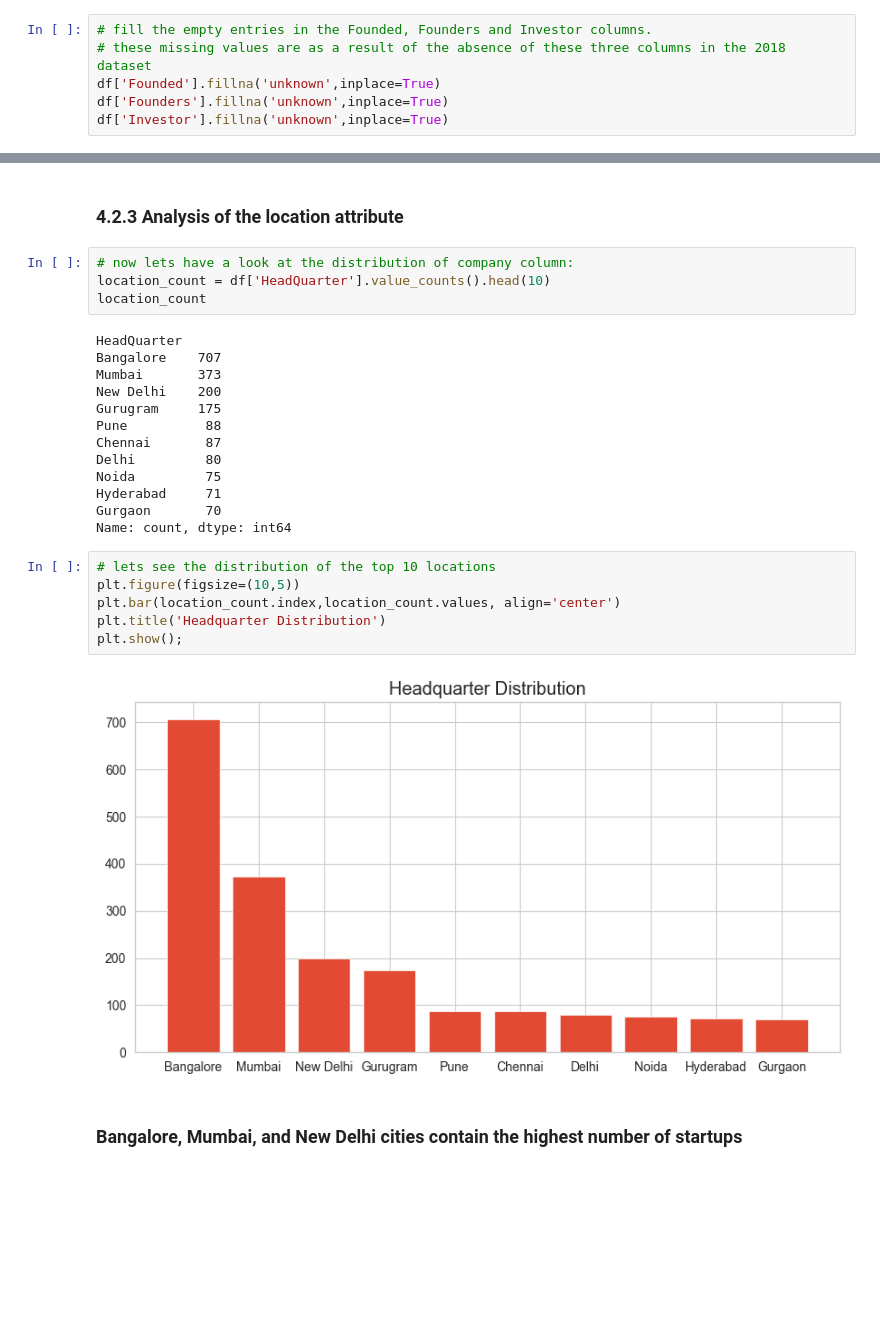
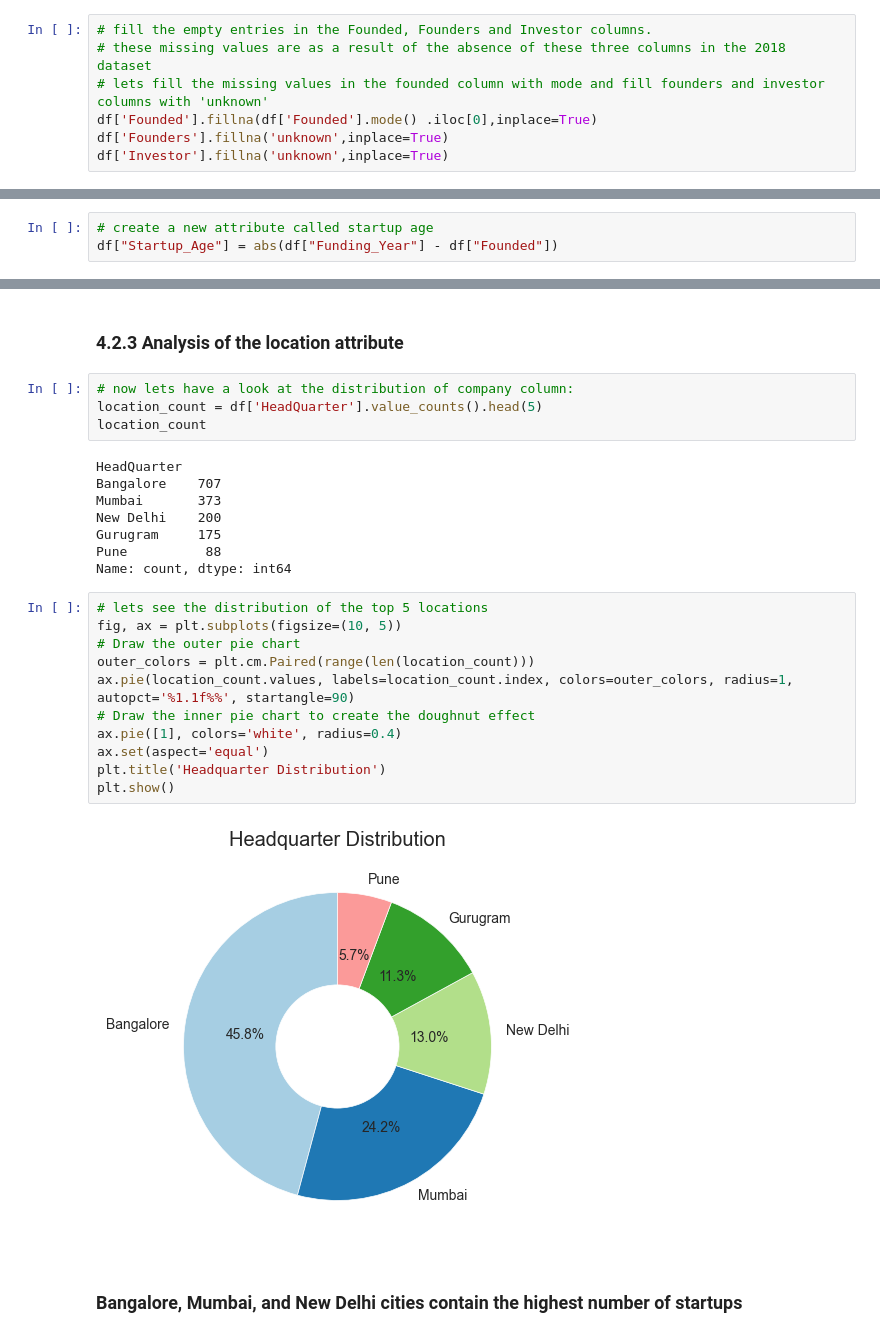
Before and after one commit to phinmaiyo/India-startup-ecosytem-analysis, a Jupyter notebook: LP1 data cleaning.ipynb, the cells around one changed output, grey strips where cells are left out. Cells and saved outputs as stored; diff of their text form; blank space fills up the shorter version.

```diff
--- a/LP1 data cleaning.ipynb
+++ b/LP1 data cleaning.ipynb
@@ -1041,7 +1048,8 @@ memory usage: 200.4+ KB
 # %%
 # fill the empty entries in the Founded, Founders and Investor columns.
 # these missing values are as a result of the absence of these three columns in the 2018 dataset
-df['Founded'].fillna('unknown',inplace=True)
+# lets fill the missing values in the founded column with mode and fill founders and investor columns with 'unknown'
+df['Founded'].fillna(df['Founded'].mode() .iloc[0],inplace=True)
 df['Founders'].fillna('unknown',inplace=True)
 df['Investor'].fillna('unknown',inplace=True)
 # %%
@@ -1181,3 +1193,6 @@ df.shape
+# %%
+# create a new attribute called startup age
+df["Startup_Age"] = abs(df["Funding_Year"] - df["Founded"])
 # %% [markdown]
 ## 4. Modeling
 ## 4.1 VISUALIZATION
@@ -1276,7 +1293,7 @@ plt.show();
 ### 4.2.3 Analysis of the location attribute
 # %%
 # now lets have a look at the distribution of company column:
-location_count = df['HeadQuarter'].value_counts().head(10)
+location_count = df['HeadQuarter'].value_counts().head(5)
 location_count
 # %% [output]
 HeadQuarter
@@ -1285,20 +1302,20 @@ Mumbai       373
 New Delhi    200
 Gurugram     175
 Pune          88
-Chennai       87
-Delhi         80
-Noida         75
-Hyderabad     71
-Gurgaon       70
 Name: count, dtype: int64
 # %%
-# lets see the distribution of the top 10 locations
-plt.figure(figsize=(10,5))
-plt.bar(location_count.index,location_count.values, align='center')
+# lets see the distribution of the top 5 locations
+fig, ax = plt.subplots(figsize=(10, 5))
+# Draw the outer pie chart
+outer_colors = plt.cm.Paired(range(len(location_count)))
+ax.pie(location_count.values, labels=location_count.index, colors=outer_colors, radius=1, autopct='%1.1f%%', startangle=90)
+# Draw the inner pie chart to create the doughnut effect
+ax.pie([1], colors='white', radius=0.4)
+ax.set(aspect='equal')
 plt.title('Headquarter Distribution')
-plt.show();
+plt.show()
 # %% [output]
-[figure, old version]
+[figure, new version]
 # %% [markdown]
 ### Bangalore, Mumbai, and New Delhi cities contain the highest number of startups
 # %% [markdown]
```
Also changed, not shown: parts of 53 cells of this notebook, 2 other files.
